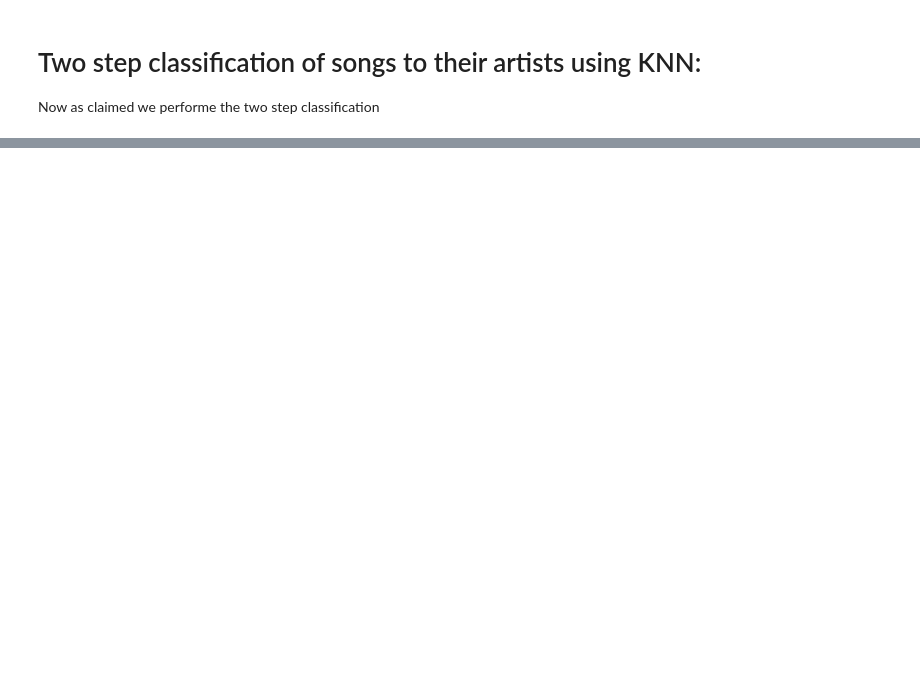
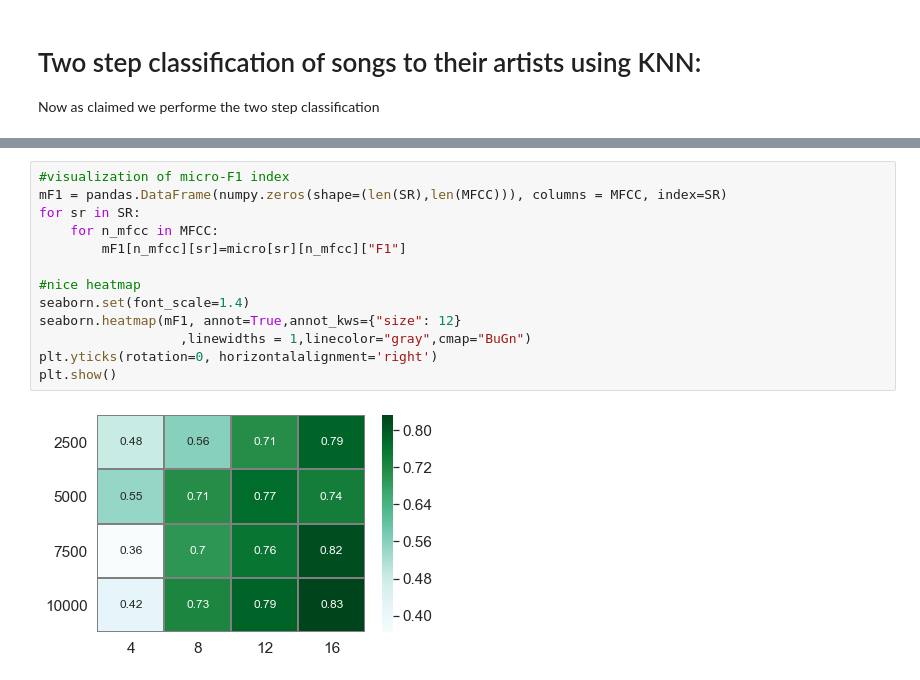
Before and after one commit to mr-96/SML-Project, a Jupyter notebook: 3 - Classification at Frame-Level using KNN.ipynb, the cells around one changed output, grey strips where cells are left out. Drawn from its saved outputs; the diff is of its cells as text; blank space fills up the shorter version.

```diff
--- a/3 - Classification at Frame-Level using KNN.ipynb
+++ b/3 - Classification at Frame-Level using KNN.ipynb
@@ -221,0 +260,15 @@ plt.show()
+# %%
+#visualization of micro-F1 index
+mF1 = pandas.DataFrame(numpy.zeros(shape=(len(SR),len(MFCC))), columns = MFCC, index=SR)
+for sr in SR:
+    for n_mfcc in MFCC:
+        mF1[n_mfcc][sr]=micro[sr][n_mfcc]["F1"]
+
+#nice heatmap
+seaborn.set(font_scale=1.4)
+seaborn.heatmap(mF1, annot=True,annot_kws={"size": 12}
+                  ,linewidths = 1,linecolor="gray",cmap="BuGn")
+plt.yticks(rotation=0, horizontalalignment='right')
+plt.show()
+# %% [output]
+[figure, added]
```
Also changed, not shown: parts of 7 cells of this notebook, 3 other files.
